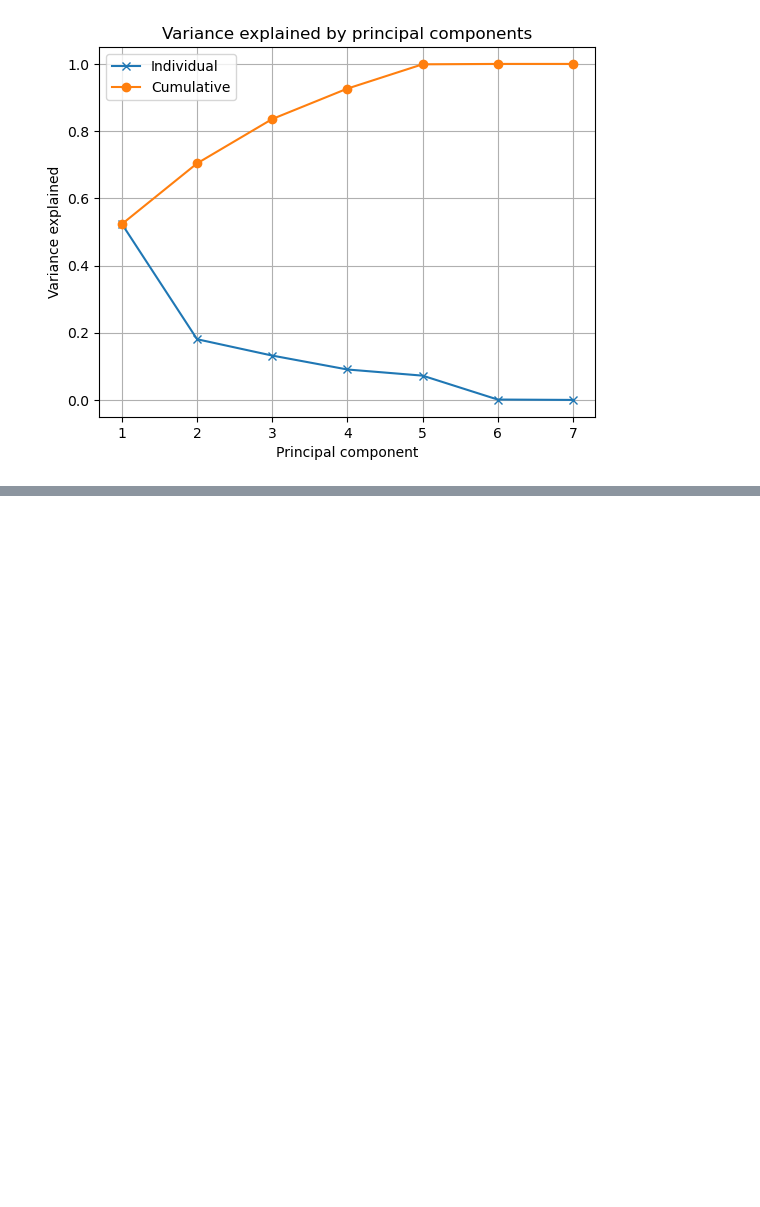
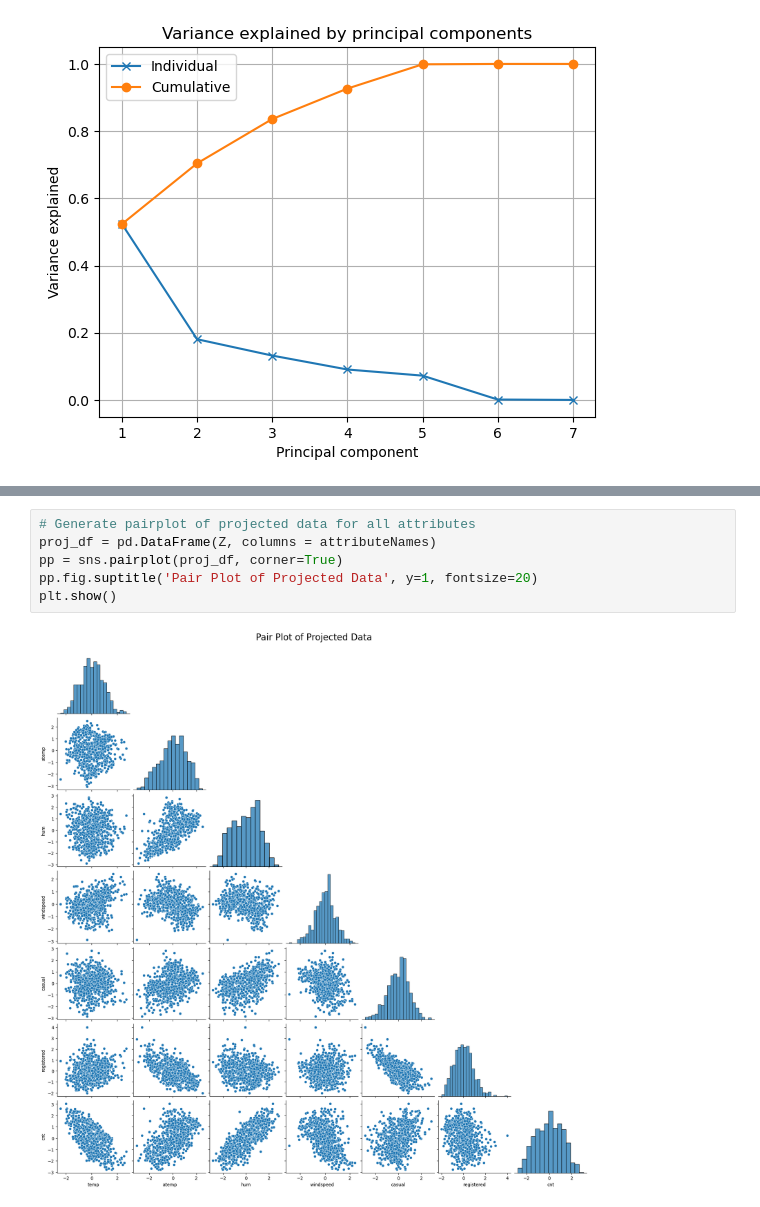
Before and after one commit to yufanana/MachineLearning02450, a Jupyter notebook: Scripts/project1.ipynb, the cells around one changed output, grey strips where cells are left out. Drawn from its saved outputs; the diff is of its cells as text; blank space fills up the shorter version.

```diff
--- a/Scripts/project1.ipynb
+++ b/Scripts/project1.ipynb
@@ -204,0 +223,8 @@ array([5.23455716e-01, 1.80612299e-01, 1.31972061e-01, 9.05522771e-02,
+# %%
+# Generate pairplot of projected data for all attributes
+proj_df = pd.DataFrame(Z, columns = attributeNames)
+pp = sns.pairplot(proj_df, corner=True)
+pp.fig.suptitle('Pair Plot of Projected Data', y=1, fontsize=20)
+plt.show()
+# %% [output]
+[figure, added]
```
Also changed, not shown: parts of 18 cells of this notebook.
